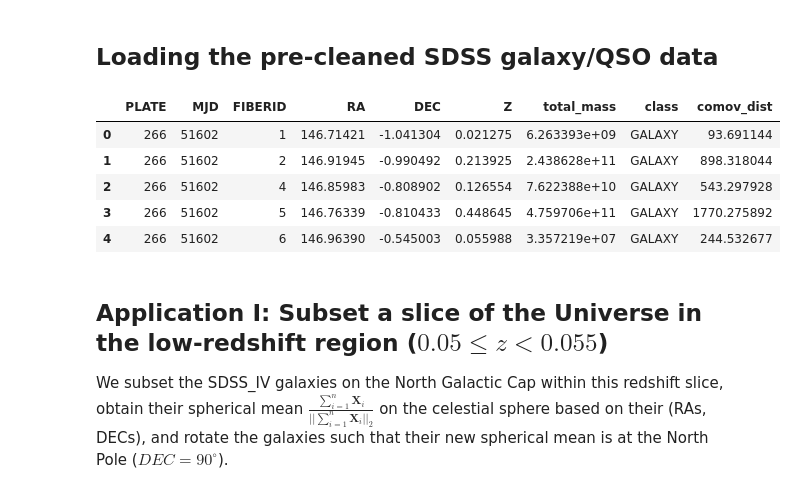
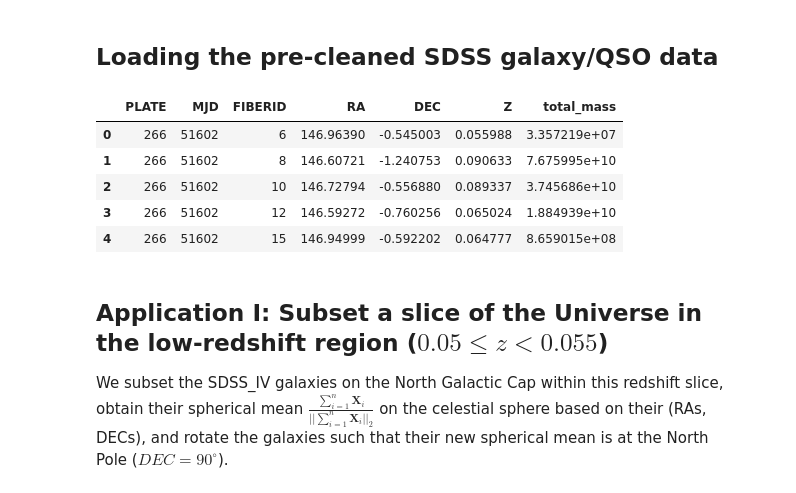
Before and after one commit to zhangyk8/sconce-scms, a Jupyter notebook: examples/Theory_Method_Code/Applications to SDSS-IV Data -- Cosmic Web Detection between low-DEC and high-DEC regions.ipynb, the cells around one changed output. Cells and saved outputs as stored; diff of their text form; code cells hidden in the pictures.

```diff
--- a/examples/Theory_Method_Code/Applications to SDSS-IV Data -- Cosmic Web Detection between low-DEC and high-DEC regions.ipynb
+++ b/examples/Theory_Method_Code/Applications to SDSS-IV Data -- Cosmic Web Detection between low-DEC and high-DEC regions.ipynb
@@ -27,21 +27,21 @@ FlatLambdaCDM(name="WMAP9", H0=69.3 km / (Mpc s), Om0=0.286, Tcmb0=2.725 K, Neff
 # %%
 from astropy.io import fits
 from astropy.table import Table
 
 # with fits.open('Data/SDSSIV_gal_QSO_dat.fits') as hdulist:
 #     SDSS_dat = Table.read(hdulist[1])
 # SDSS_dat = SDSS_dat.to_pandas()
 # SDSS_dat.head(5)
 
-SDSS_dat = pd.read_csv('Data/SDSSIV_gal_QSO_dat.csv')
+SDSS_dat = pd.read_csv('Data/SDSSIV_gal_QSO_dat_small.csv')
 SDSS_dat.head(5)
 # %% [output]
-|  | PLATE | MJD | FIBERID | RA | DEC | Z | total_mass | class | comov_dist |
-| 0 | 266 | 51602 | 1 | 146.71421 | -1.041304 | 0.021275 | 6.263393e+09 | GALAXY | 93.691144 |
-| 1 | 266 | 51602 | 2 | 146.91945 | -0.990492 | 0.213925 | 2.438628e+11 | GALAXY | 898.318044 |
-| 2 | 266 | 51602 | 4 | 146.85983 | -0.808902 | 0.126554 | 7.622388e+10 | GALAXY | 543.297928 |
-| 3 | 266 | 51602 | 5 | 146.76339 | -0.810433 | 0.448645 | 4.759706e+11 | GALAXY | 1770.275892 |
-| 4 | 266 | 51602 | 6 | 146.96390 | -0.545003 | 0.055988 | 3.357219e+07 | GALAXY | 244.532677 |
+|  | PLATE | MJD | FIBERID | RA | DEC | Z | total_mass |
+| 0 | 266 | 51602 | 6 | 146.96390 | -0.545003 | 0.055988 | 3.357219e+07 |
+| 1 | 266 | 51602 | 8 | 146.60721 | -1.240753 | 0.090633 | 7.675995e+10 |
+| 2 | 266 | 51602 | 10 | 146.72794 | -0.556880 | 0.089337 | 3.745686e+10 |
+| 3 | 266 | 51602 | 12 | 146.59272 | -0.760256 | 0.065024 | 1.884939e+10 |
+| 4 | 266 | 51602 | 15 | 146.94999 | -0.592202 | 0.064777 | 8.659015e+08 |
 # %% [markdown]
 ## Application I: Subset a slice of the Universe in the low-redshift region ($0.05 \leq z < 0.055$)
 
```
Also changed, not shown: 2 other files.
